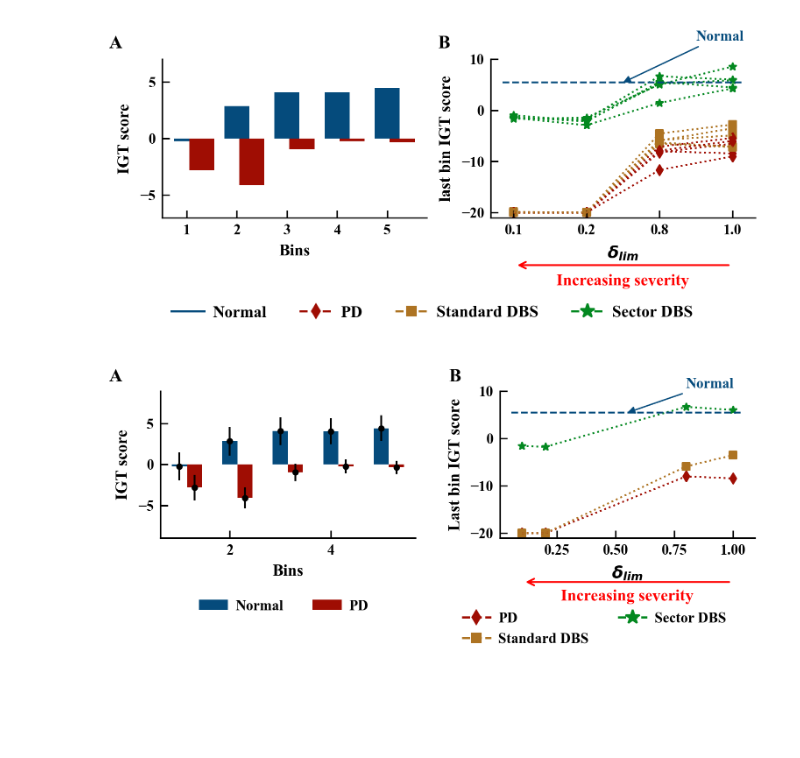
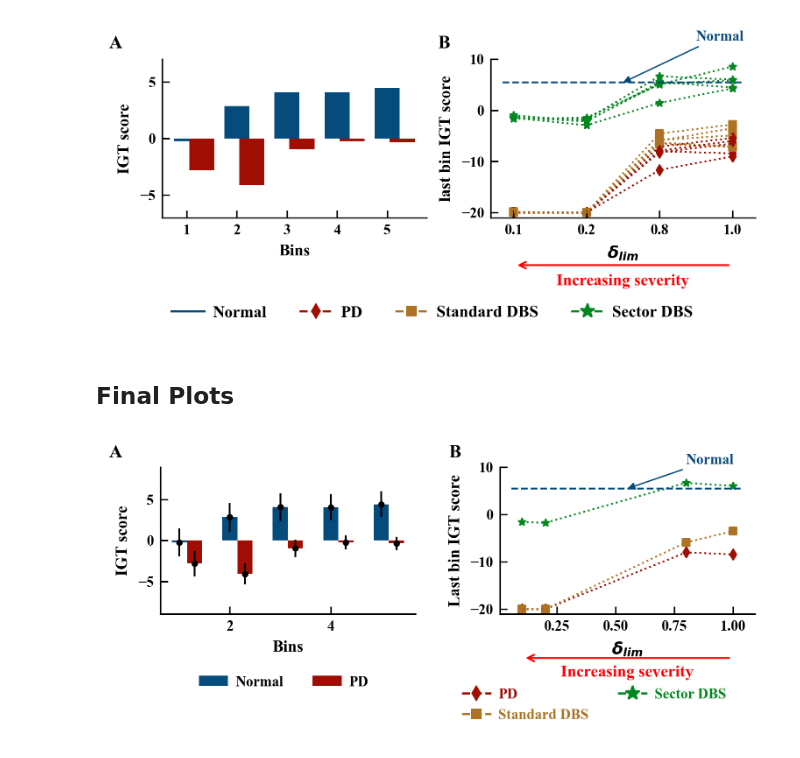
Before and after one commit to CharithaPalika/RotationalDeepBrainStimulation, a Jupyter notebook: results/decision_making_tasks/plotting_igt.ipynb, the cells around one changed output. Cells and saved outputs as stored; diff of their text form; code cells hidden in the pictures; blank space fills up the shorter version.

Commit message:
plotting changes

```diff
--- a/results/decision_making_tasks/plotting_igt.ipynb
+++ b/results/decision_making_tasks/plotting_igt.ipynb
@@ -282,6 +282,8 @@ ax_all.annotate(
 # %% [output]
 Text(2.5, 14.440000534057617, 'Normal')
 [figure]
+# %% [markdown]
+## Final Plots
 # %%
 # Add this as a new cell after the existing plots
 
@@ -351,36 +353,39 @@ handles = [
     Line2D([0], [0], color=colors['std_DBS'], marker='s', linestyle='--', label='Standard DBS'),
     Line2D([0], [0], color=colors['sector_DBS'], marker='*', linestyle='--', label='Sector DBS', markersize = 8),
 ]
-ax_all.legend(handles=handles, loc='lower left', ncol=2, bbox_to_anchor=(-0.2, -0.825), frameon=False, fontsize=8)
 
+legend = ax_all.legend(handles=handles, loc='lower left', ncol=2, bbox_to_anchor=(-0.2, -0.825), frameon=False, fontsize=8)
+# legend = ax_all.legend(handles, labels, loc='center left', frameon=False, fontsize=9, bbox_to_anchor=(-0.2, 0.5))
+for txt, col in zip(legend.get_texts(), [colors['PD'], colors['std_DBS'], colors['sector_DBS']]):
+    txt.set_color(col)
 
 x_values = del_lim_arr #np.arange(len(del_lim_arr))
 x_start = x_values[-1]
 x_end = x_values[0]
 y_pos = -0.3
 ax_all.annotate(
     '',  # No text at the arrow tip
     xy=(x_end, y_pos),           # Arrow tip coordinates (end point)
     xytext=(x_start, y_pos),     # Text and arrow tail coordinates (start point)
     xycoords=('data', 'axes fraction'), # Use data coords for x, axes fraction for y
     textcoords=('data', 'axes fraction'),
     arrowprops=dict(
         arrowstyle="->",         # Style of the arrow head
         color='red',           # Color of the arrow
         linewidth=1
     )
 )
 #
 # 4. Add the text at the center of the arrow.
 ax_all.annotate(
     'Increasing severity',
     xy=((x_start + x_end) / 2, y_pos-0.1), # Center point of the arrow
     xycoords=('data', 'axes fraction'),
     ha='center',                 # Horizontal alignment
     va='center',                 # Vertical alignment (center on the arrow line)
     fontsize=9,
     color='red'
 )
 plt.show()
 # %% [output]
-[figure, old version]
+[figure, new version]
```
Also changed, not shown: parts of 1 cell of this notebook, 2 other files.
